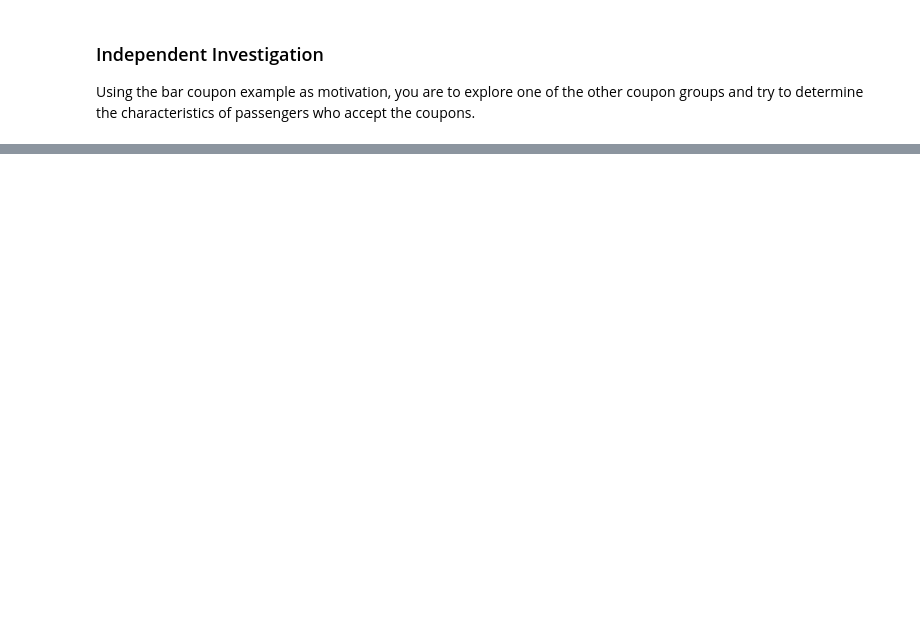
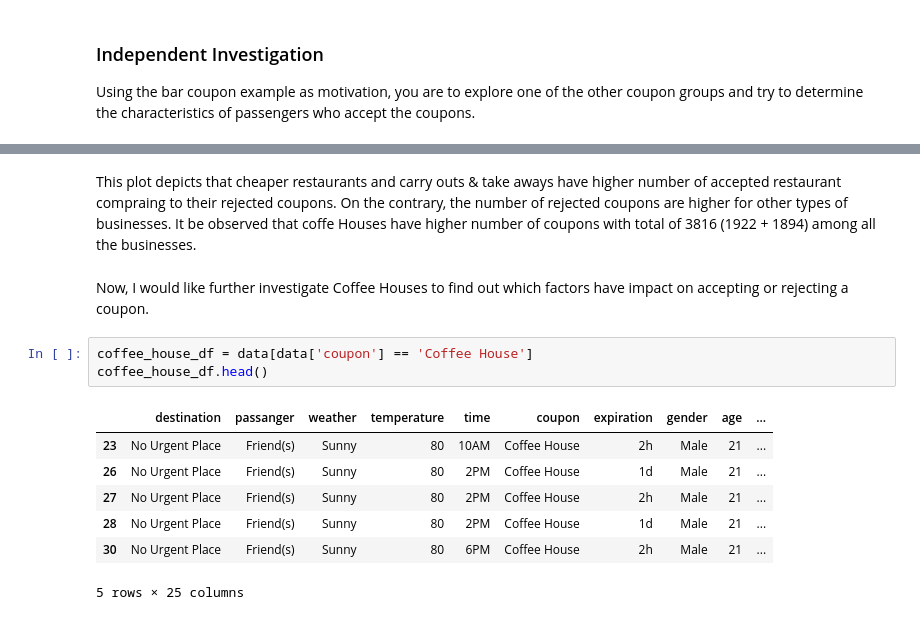
Before and after one commit to Hoomaaan/Coupon-Problem, a Jupyter notebook: Coupon Acceptance.ipynb, the cells around one changed output, grey strips where cells are left out. Saved outputs shown, nothing was run; the diff lists cells and outputs as text; blank space fills up the shorter version.

```diff
--- a/Coupon Acceptance.ipynb
+++ b/Coupon Acceptance.ipynb
@@ -393,0 +405,15 @@ Using the bar coupon example as motivation, you are to explore one of the other
+# %% [markdown]
+This plot depicts that cheaper restaurants and carry outs & take aways have higher number of accepted restaurant compraing to their rejected coupons. On the contrary, the number of rejected coupons are higher for other types of businesses. It be observed that coffe Houses have higher number of coupons with total of 3816 (1922 + 1894) among all the businesses.
+# %% [markdown]
+Now, I would like further investigate Coffee Houses to find out which factors have impact on accepting or rejecting a coupon.
+# %%
+coffee_house_df = data[data['coupon'] == 'Coffee House']
+coffee_house_df.head()
+# %% [output]
+|  | destination | passanger | weather | temperature | time | coupon | expiration | gender | age | ... |
+| 23 | No Urgent Place | Friend(s) | Sunny | 80 | 10AM | Coffee House | 2h | Male | 21 | ... |
+| 26 | No Urgent Place | Friend(s) | Sunny | 80 | 2PM | Coffee House | 1d | Male | 21 | ... |
+| 27 | No Urgent Place | Friend(s) | Sunny | 80 | 2PM | Coffee House | 2h | Male | 21 | ... |
+| 28 | No Urgent Place | Friend(s) | Sunny | 80 | 2PM | Coffee House | 1d | Male | 21 | ... |
+| 30 | No Urgent Place | Friend(s) | Sunny | 80 | 6PM | Coffee House | 2h | Male | 21 | ... |
+5 rows × 25 columns
```
Also changed, not shown: parts of 17 cells of this notebook.
